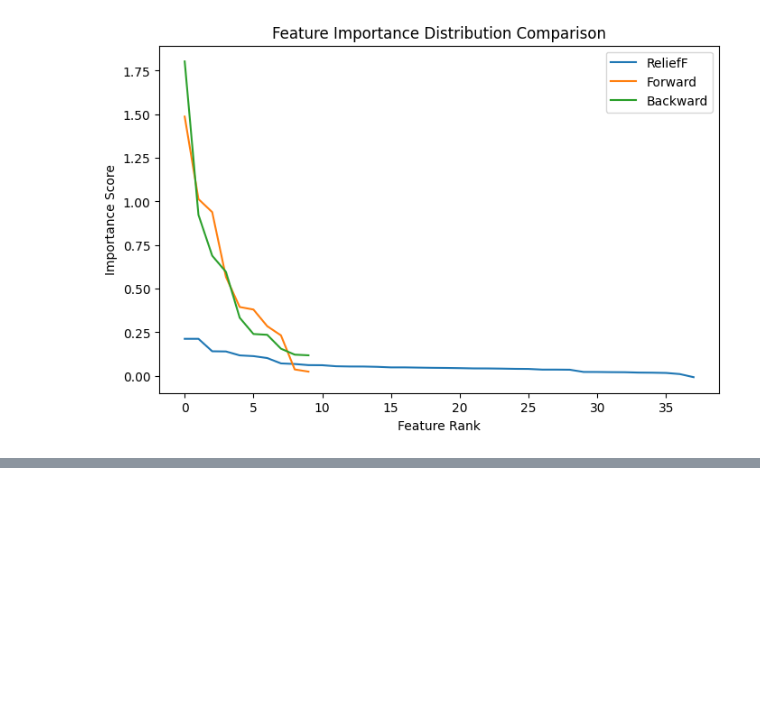
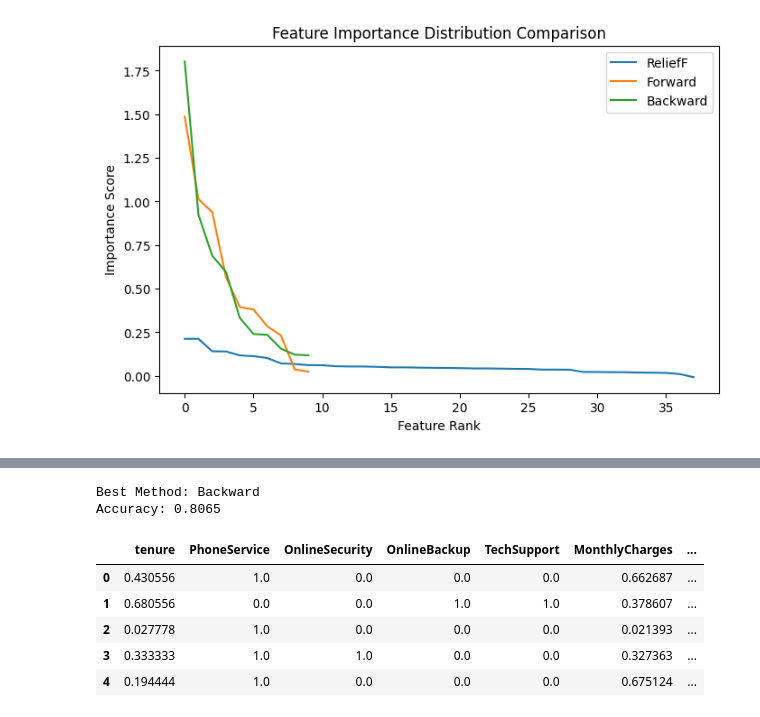
Before and after one commit to MoazIbrahem/Customer-Churn-Prediction, a Jupyter notebook: visualization.ipynb, the cells around one changed output, grey strips where cells are left out. Saved outputs shown, nothing was run; the diff lists cells and outputs as text; code cells hidden in the pictures; blank space fills up the shorter version.

```diff
--- a/visualization.ipynb
+++ b/visualization.ipynb
@@ -1866,0 +1844,60 @@ Best Method: Backward
+# %%
+# ==========================================
+# Final Best Method Selection (6 Methods)
+# ==========================================
+
+# 1. Prepare Features lists from the first code results
+chi_features_list = list(X_train.columns[chi_selector.get_support()])
+mi_features_list = list(X_train.columns[mi_selector.get_support()])
+rf_features_list = list(embedded_features) # From your Random Forest step
+
+# 2. Calculate Cross Validation for the first 3 methods
+# (Assuming 'rf' or 'model' is defined)
+from sklearn.model_selection import cross_val_score
+
+cv_chi = cross_val_score(rf, X_train_scaled[:, chi_selector.get_support()], y_train, cv=5).mean()
+cv_mi = cross_val_score(rf, X_train[mi_features_list], y_train, cv=5).mean()
+cv_rf = cross_val_score(rf, X_train[rf_features_list], y_train, cv=5).mean()
+
+# 3. Collect all 6 methods in one list
+all_methods = [
+    ("Chi-Square", cv_chi, chi_features_list),
+    ("Mutual Info", cv_mi, mi_features_list),
+    ("RF Importance", cv_rf, rf_features_list),
+    ("ReliefF", cv_relief, list(relief_top["Feature"])),
+    ("Forward", cv_forward, list(forward_features)),
+    ("Backward", cv_backward, list(backward_features))
+]
+
+# 4. Identify the winner
+best_method_tuple = max(all_methods, key=lambda x: x[1])
+
+best_method_name = best_method_tuple[0]
+best_score = best_method_tuple[1]
+best_features = best_method_tuple[2]
+
+print(f"Best Method: {best_method_name}")
+print(f"Accuracy: {best_score:.4f}")
+
+# 5. Create final dataset based on the winning method
+if best_method_name in ["Backward", "Chi-Square"]:
+    # Using scaled data for these specific methods
+    X_df_scaled = pd.DataFrame(X_train_scaled, columns=X_train.columns)
+    final_X = X_df_scaled[best_features]
+else:
+    final_X = X_train[best_features]
+
+final_dataset = final_X.copy()
+final_dataset["Target"] = y_train.values
+
+# 6. Display Result
+display(final_dataset.head())
+# %% [output]
+Best Method: Backward
+Accuracy: 0.8065
+|  | tenure | PhoneService | OnlineSecurity | OnlineBackup | TechSupport | MonthlyCharges | ... |
+| 0 | 0.430556 | 1.0 | 0.0 | 0.0 | 0.0 | 0.662687 | ... |
+| 1 | 0.680556 | 0.0 | 0.0 | 1.0 | 1.0 | 0.378607 | ... |
+| 2 | 0.027778 | 1.0 | 0.0 | 0.0 | 0.0 | 0.021393 | ... |
+| 3 | 0.333333 | 1.0 | 1.0 | 0.0 | 0.0 | 0.327363 | ... |
+| 4 | 0.194444 | 1.0 | 0.0 | 0.0 | 0.0 | 0.675124 | ... |
```
Also changed, not shown: parts of 16 cells of this notebook.
